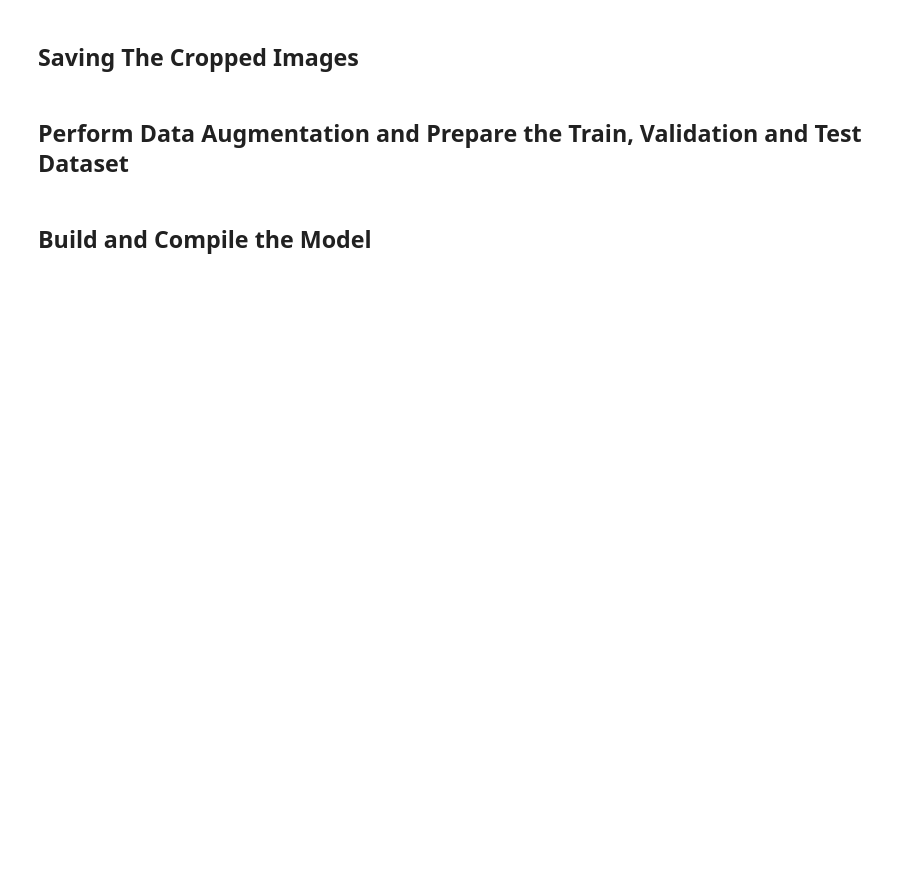
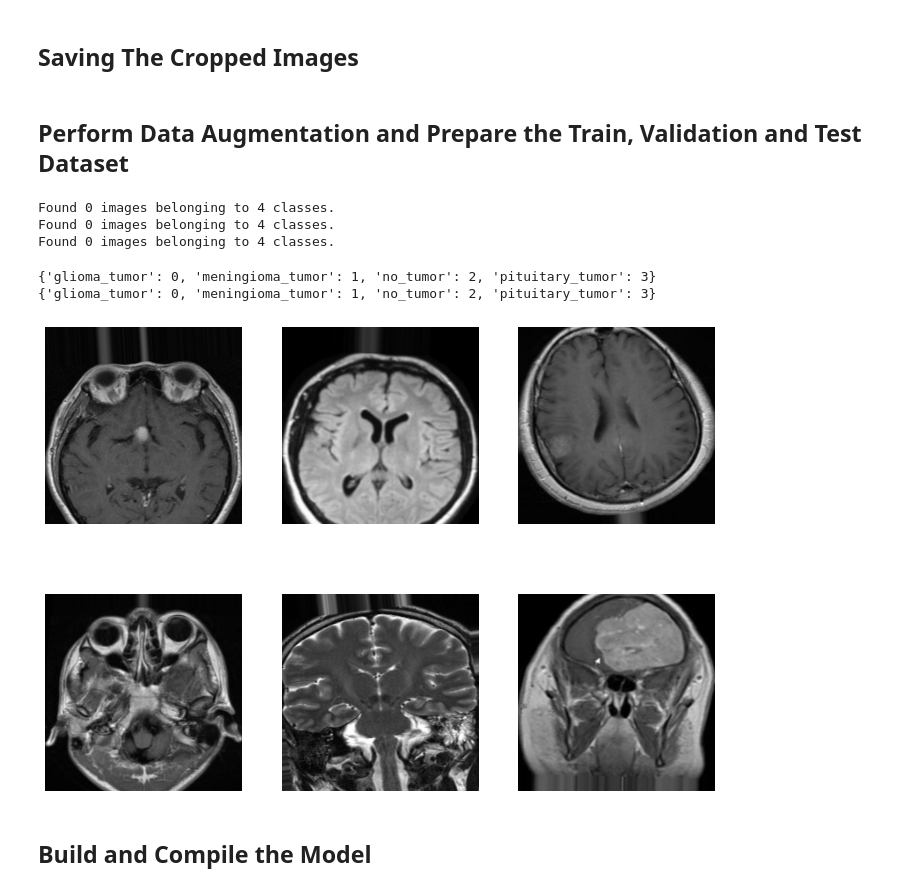
Before and after one commit to Ryukijano/brain_tumor_classifier, a Jupyter notebook: Brain_Tumor_Classification.ipynb, the cells around one changed output. Drawn from its saved outputs; the diff is of its cells as text; code cells hidden in the pictures; blank space fills up the shorter version.

```diff
--- a/Brain_Tumor_Classification.ipynb
+++ b/Brain_Tumor_Classification.ipynb
@@ -80,2 +223,33 @@ for c in classes:
+# %%
+# Use Image Data Generator to perform this task.
+datagen = ImageDataGenerator(rotation_range=10, height_shift_range=0.2, horizontal_flip=True, validation_split=0.2)
+train_data = datagen.flow_from_directory('/content/Crop-Brain-MRI/',
+                                        target_size = (224,224),
+                                        batch_size = 32,
+                                        class_mode = 'categorical',
+                                        subset ='training')
+
+valid_data = datagen.flow_from_directory('/content/Crop-Brain-MRI/',
+                                        target_size = (224,224),
+                                        batch_size = 32,
+                                        class_mode = 'categorical',
+                                        subset ='validation')
+
+test_datagen = ImageDataGenerator()
+
+test_data = datagen.flow_from_directory('/content/Test-Data/',
+                                        target_size = (224,224),
+
+                                        class_mode = 'categorical',
+                                          )
+# %% [output]
+Found 0 images belonging to 4 classes.
+Found 0 images belonging to 4 classes.
+Found 0 images belonging to 4 classes.
 # %%
 # View the class dictionary
+print(train_data.class_indices)
+print(test_data.class_indices)
+# %% [output]
+{'glioma_tumor': 0, 'meningioma_tumor': 1, 'no_tumor': 2, 'pituitary_tumor': 3}
+{'glioma_tumor': 0, 'meningioma_tumor': 1, 'no_tumor': 2, 'pituitary_tumor': 3}
@@ -84,2 +256,15 @@ for c in classes:
+# %%
+# View the augmented data.
+sample_x, sample_y = next(train_data)
+plt.figure(figsize=(12,9))
+for i in range(6):
+  plt.subplot(2,3,i+1)
+  sample = array_to_img(sample_x[i])
+  plt.axis('off')
+  plt.grid(False)
+  plt.imshow(sample)
+plt.show()
+# %% [output]
+[figure, added]
 # %% [markdown]
 ## Build and Compile the Model
```
Also changed, not shown: parts of 21 cells of this notebook.
